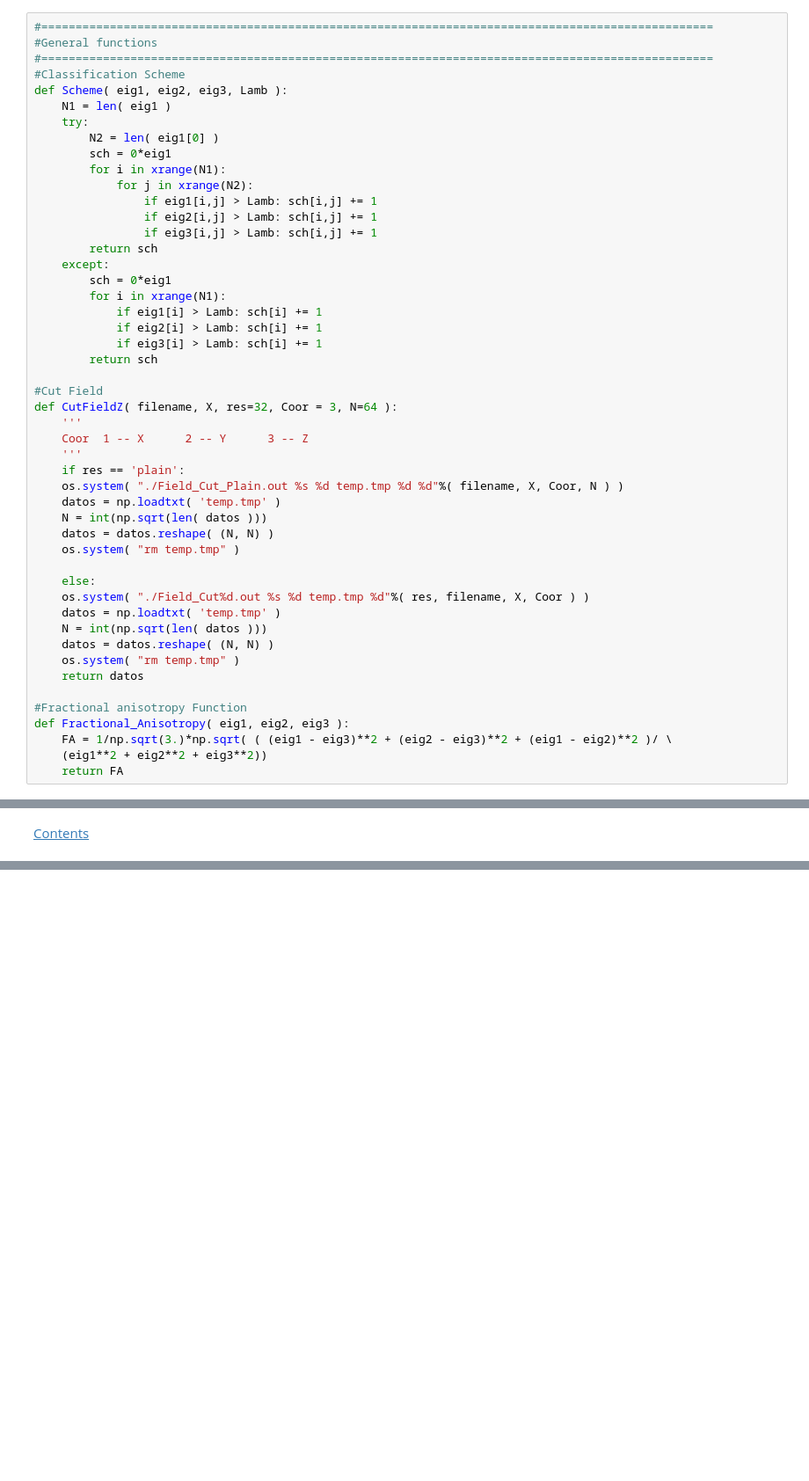
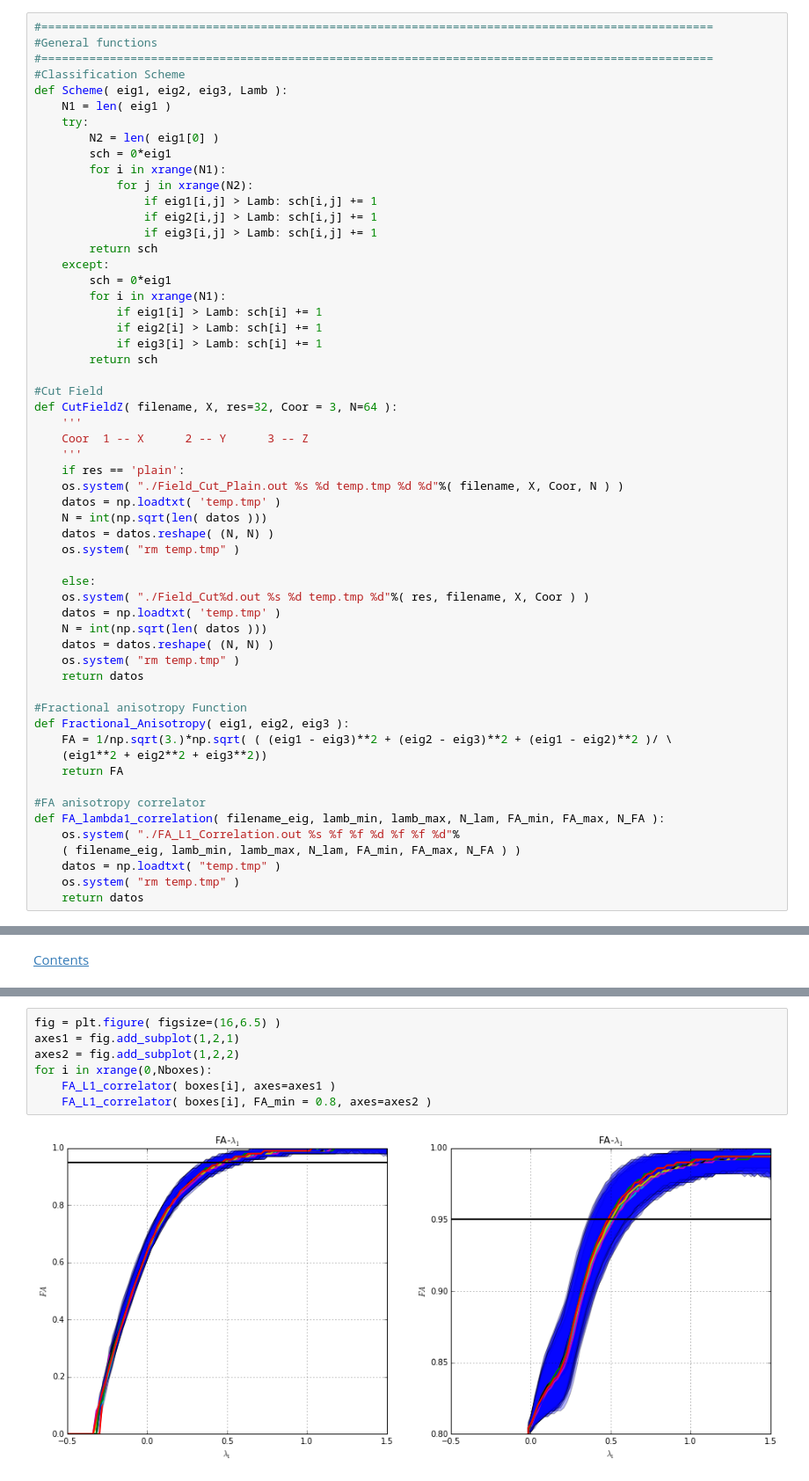
Before and after one commit to forero/Elvis-in-the-web, a Jupyter notebook: src/voids/VoidsAnalysis.ipynb, the cells around one changed output, grey strips where cells are left out. Shown at 88% size. Drawn from its saved outputs; the diff is of its cells as text; blank space fills up the shorter version.

Commit message:
Finding optimal threshold for the boxes

```diff
--- a/src/voids/VoidsAnalysis.ipynb
+++ b/src/voids/VoidsAnalysis.ipynb
@@ -113,6 +115,14 @@ def Fractional_Anisotropy( eig1, eig2, eig3 ):
     FA = 1/np.sqrt(3.)*np.sqrt( ( (eig1 - eig3)**2 + (eig2 - eig3)**2 + (eig1 - eig2)**2 )/ \
     (eig1**2 + eig2**2 + eig3**2))
     return FA
+
+#FA anisotropy correlator
+def FA_lambda1_correlation( filename_eig, lamb_min, lamb_max, N_lam, FA_min, FA_max, N_FA ):
+    os.system( "./FA_L1_Correlation.out %s %f %f %d %f %f %d"%
+    ( filename_eig, lamb_min, lamb_max, N_lam, FA_min, FA_max, N_FA ) )
+    datos = np.loadtxt( "temp.tmp" )
+    os.system( "rm temp.tmp" )
+    return datos
 # %% [markdown]
 # Tweb visual impression
 # %% [markdown]
@@ -183,0 +244,9 @@ for i in xrange(0,Nboxes):
+# %%
+fig = plt.figure( figsize=(16,6.5) )
+axes1 = fig.add_subplot(1,2,1)
+axes2 = fig.add_subplot(1,2,2)
+for i in xrange(0,Nboxes):
+    FA_L1_correlator( boxes[i], axes=axes1 )
+    FA_L1_correlator( boxes[i], FA_min = 0.8, axes=axes2 )
+# %% [output]
+[figure, added]
```
Also changed, not shown: parts of 10 cells of this notebook, 1 other file.
